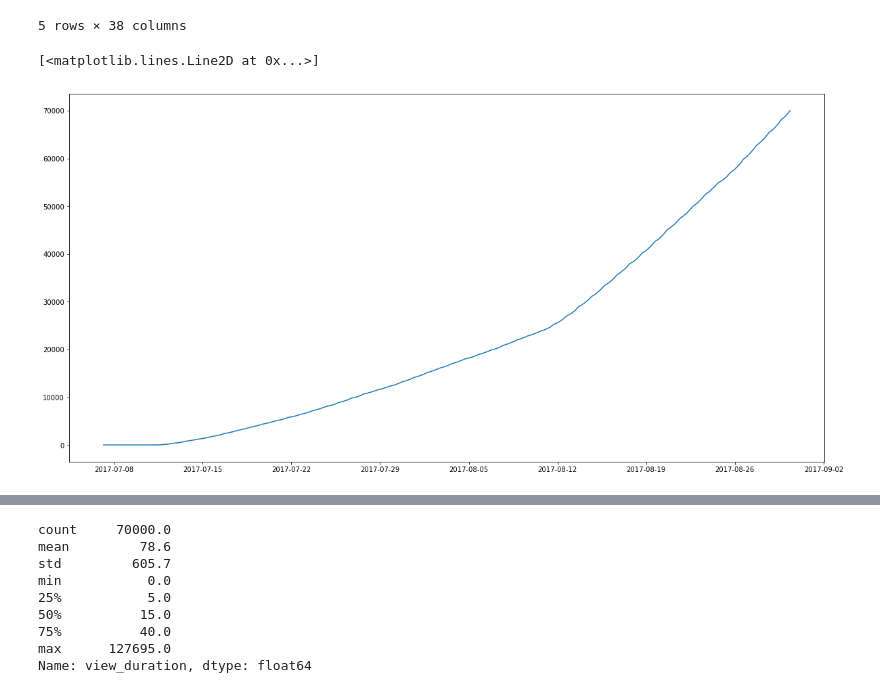
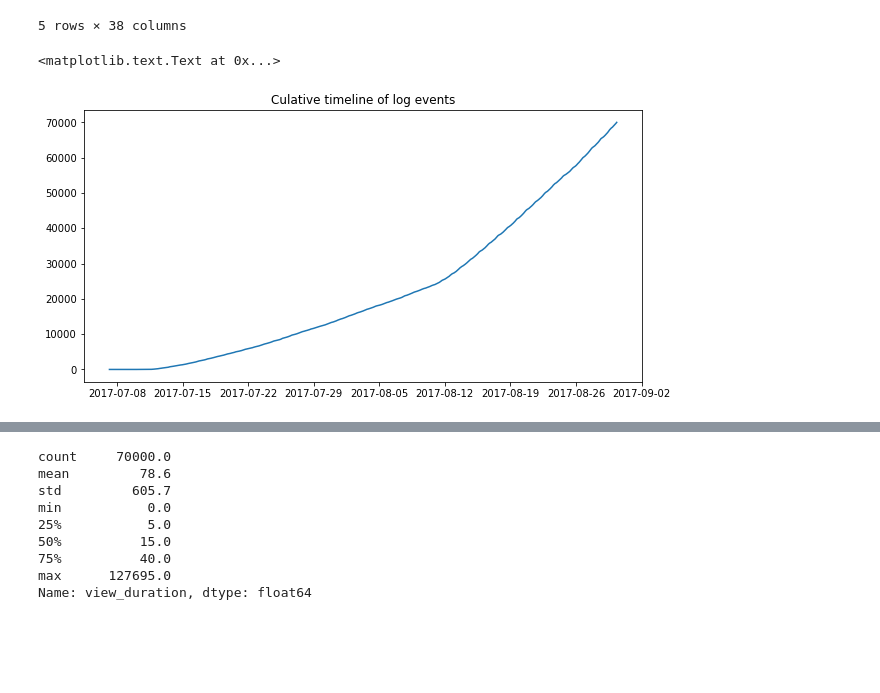
Before and after one commit to OisinB/notebooks, a Jupyter notebook: data_analysis/view_duration.ipynb, the cells around one changed output, grey strips where cells are left out. Saved outputs shown, nothing was run; the diff lists cells and outputs as text; code cells hidden in the pictures; blank space fills up the shorter version.

```diff
--- a/data_analysis/view_duration.ipynb
+++ b/data_analysis/view_duration.ipynb
@@ -32,9 +53,10 @@ df.log_time = df.log_time.apply(lambda x: dt.datetime.strptime(x, '%Y-%m-%d %H:%
 # %%
 timeline = df.sort_values(by = 'log_time')
 timeline['count'] = range(timeline.shape[0])
-fig = plt.figure(figsize = [20,10])
+fig = plt.figure(figsize=[10,5])
 plt.plot(timeline.log_time, timeline['count'])
+plt.title('Culative timeline of log events')
 # %% [output]
-[<matplotlib.lines.Line2D at 0x...>]
+<matplotlib.text.Text at 0x...>
-[figure, old version]
+[figure, new version]
 # %%
```
Also changed, not shown: parts of 5 cells of this notebook.
